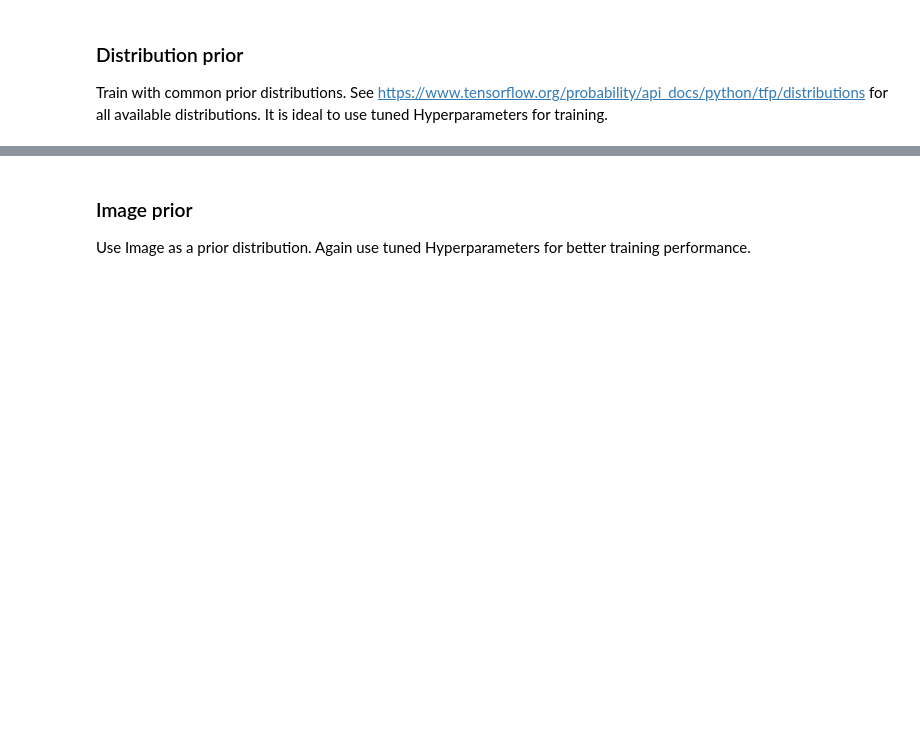
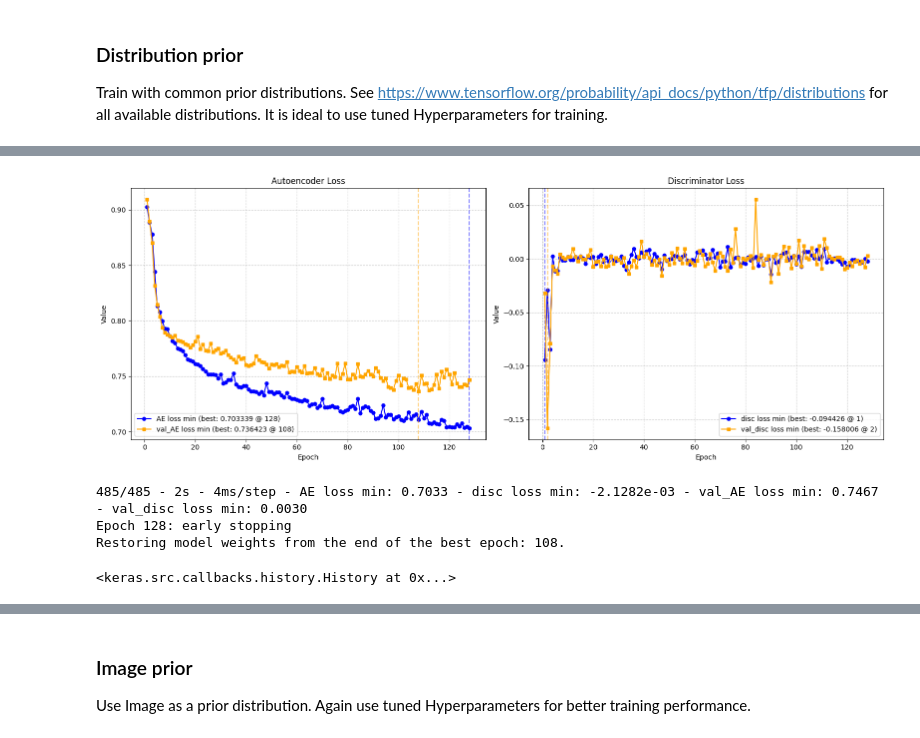
Before and after one commit to tedeschg/ASMSA, a Jupyter notebook: train.ipynb, the cells around one changed output, grey strips where cells are left out. Drawn from its saved outputs; the diff is of its cells as text; code cells hidden in the pictures; blank space fills up the shorter version.

Commit message:
Fixed line 26 in AAE_model. Fixed decoder output activation function (before was the same as the internal ones) line 92. Improved visualizing tuning. Fixed Val_loss and LivePlottingTraining

```diff
--- a/train.ipynb
+++ b/train.ipynb
@@ -47,0 +95,16 @@ Load filtered trajectory datasets that were processed in **prepare.ipynb**. Traj
+# %%
+# Select HP to use by specifying trial_id
+#  e.g: trial_id = '483883b929b3445bff6dee9759c4d50ee3a4ba7f0db22e665c49b5f942d9693b'
+# ... or don't specify, by default use the trial with the lowest score
+trial_id = '7f93d524776c9ee9619c9025415818abd8eeb4f1eae923e9333269d92d788316'
+
+hps = None
+for trial in analyzer.sorted_trials:
+    if trial['trial_id'] == trial_id:
+        hps = trial['hp']
+
+if not hps:
+    print(f'Could not find trial with specified ID, using one with the lowest score - {analyzer.sorted_trials[0]["trial_id"]}')
+    hps = analyzer.sorted_trials[0]['hp']
+
+print(hps)
@@ -131,31 +259,36 @@ test.compile()
 # %%
-# train it (can be repeated several times to add more epochs)
-
 metric_groups = {
-    'Autoencoder Loss': ['AE loss min', 'val_val_AE loss min'],
-    'Discriminator Loss': ['disc loss min', 'val_val_disc loss min']
+    "Autoencoder Loss": ["AE loss min", "val_AE loss min"],
+    "Discriminator Loss": ["disc loss min", "val_disc loss min"],
 }
 
+# train it (can be repeated several times to add more epochs)
 early_stop_cb = tf.keras.callbacks.EarlyStopping(
-    monitor="val_val_AE loss min",
+    monitor="val_AE loss min",
     min_delta=0.0001,
     patience=20,
     verbose=1,
     mode="min",
     restore_best_weights=True,
 )
 
 test.fit(X_train_batched,
           epochs=1000,
           verbose=2,
           validation_data=X_val,
           callbacks=[
               early_stop_cb,
               LiveTrainingPlot(metric_groups=metric_groups, freq=1),
               #visualizer.VisualizeCallback(test,freq=10,inputs=X_train_np[15000:25000],figsize=(12,3))
           ])
 
 #Turn on the visualizer if you would like to see the latent space evolution every "freq" epochs. We advice to turn off the LiveTrainingPlot to avoid crowded output
+# %% [output]
+[figure, added]
+485/485 - 2s - 4ms/step - AE loss min: 0.7033 - disc loss min: -2.1282e-03 - val_AE loss min: 0.7467 - val_disc loss min: 0.0030
+Epoch 128: early stopping
+Restoring model weights from the end of the best epoch: 108.
+<keras.src.callbacks.history.History at 0x...>
 # %%
 # final visualization, pick a slice of the input data for demo purposes
 #visualizer.Visualizer(figsize=(12,3)).make_visualization(testm.call_enc(X_train_np[15000:20000]).numpy())
```
Also changed, not shown: parts of 17 cells of this notebook, 19 other files.
